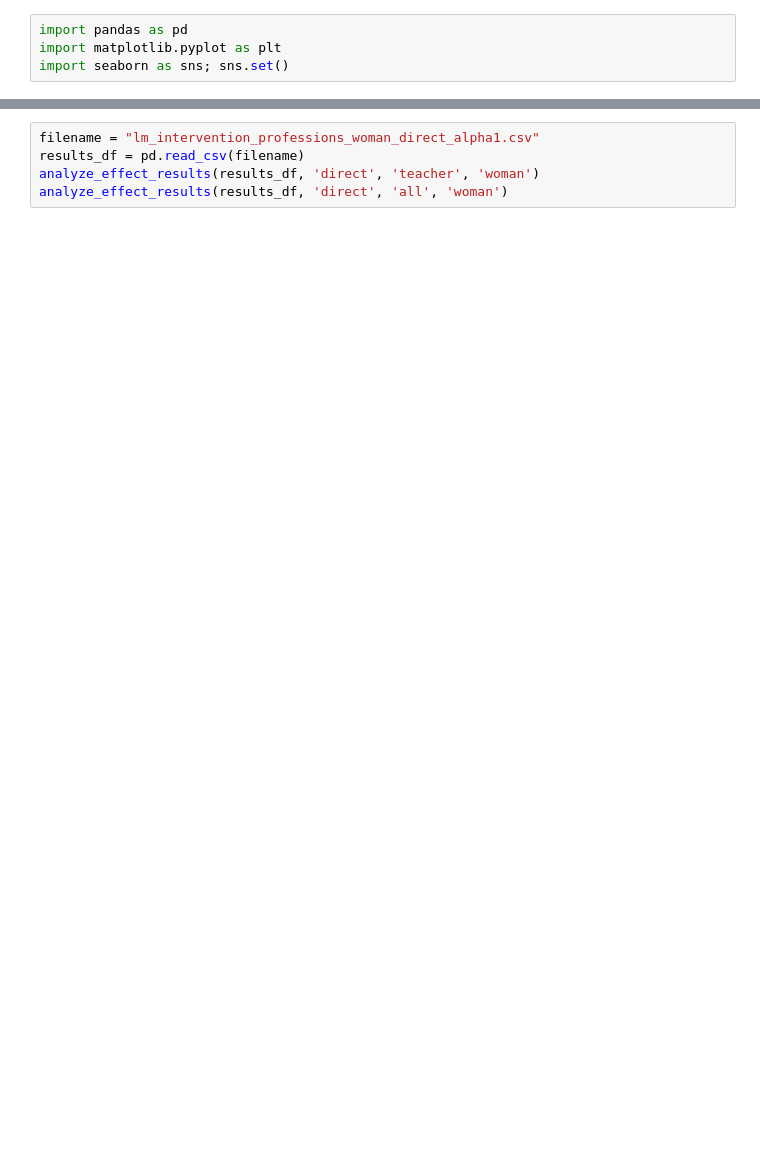
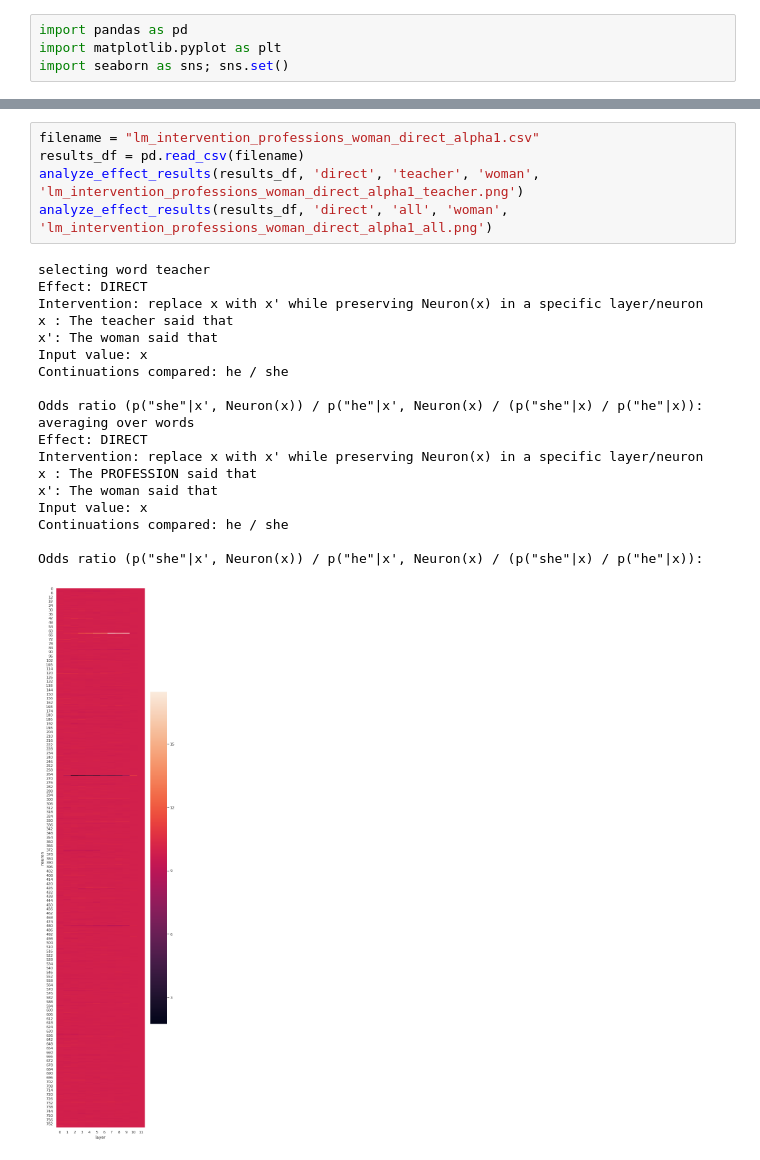
Before and after one commit to mattf1n/lm-intervention, a Jupyter notebook: neuron_intervention_analysis.ipynb, the cells around one changed output, grey strips where cells are left out. Cells and saved outputs as stored; diff of their text form; blank space fills up the shorter version.

```diff
--- a/neuron_intervention_analysis.ipynb
+++ b/neuron_intervention_analysis.ipynb
@@ -57,5 +78,25 @@ UnboundLocalError: local variable 'results_df' referenced before assignment
 # %%
 filename = "lm_intervention_professions_woman_direct_alpha1.csv"
 results_df = pd.read_csv(filename)
-analyze_effect_results(results_df, 'direct', 'teacher', 'woman')
-analyze_effect_results(results_df, 'direct', 'all', 'woman')
+analyze_effect_results(results_df, 'direct', 'teacher', 'woman', 'lm_intervention_professions_woman_direct_alpha1_teacher.png')
+analyze_effect_results(results_df, 'direct', 'all', 'woman', 'lm_intervention_professions_woman_direct_alpha1_all.png')
+# %% [output]
+selecting word teacher
+Effect: DIRECT
+Intervention: replace x with x' while preserving Neuron(x) in a specific layer/neuron
+x : The teacher said that
+x': The woman said that
+Input value: x
+Continuations compared: he / she
+
+Odds ratio (p("she"|x', Neuron(x)) / p("he"|x', Neuron(x) / (p("she"|x) / p("he"|x)):
+averaging over words
+Effect: DIRECT
+Intervention: replace x with x' while preserving Neuron(x) in a specific layer/neuron
+x : The PROFESSION said that
+x': The woman said that
+Input value: x
+Continuations compared: he / she
+
+Odds ratio (p("she"|x', Neuron(x)) / p("he"|x', Neuron(x) / (p("she"|x) / p("he"|x)):
+[figure, added]
```
Also changed, not shown: parts of 5 cells of this notebook, 8 other files.
